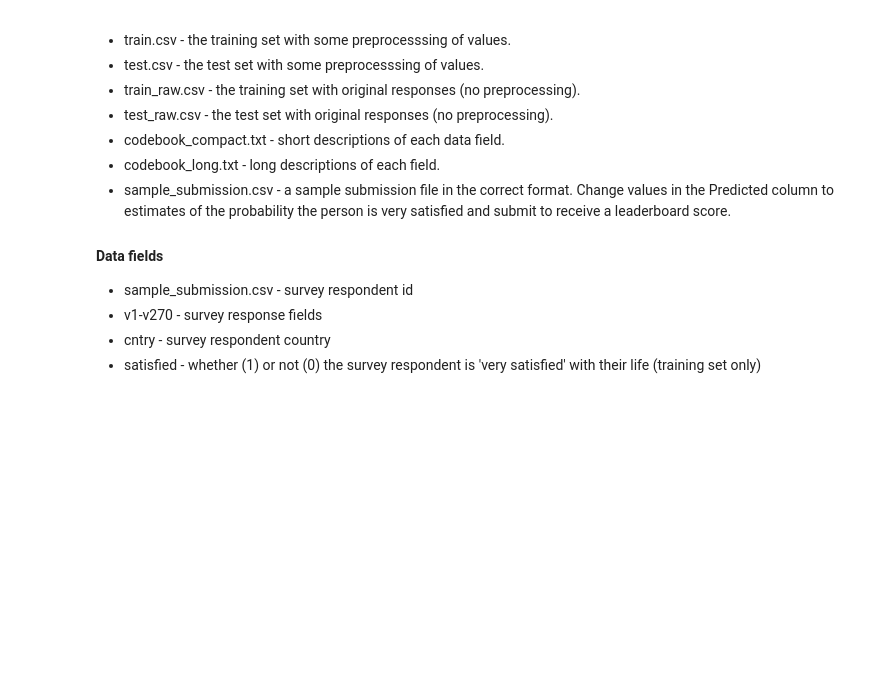
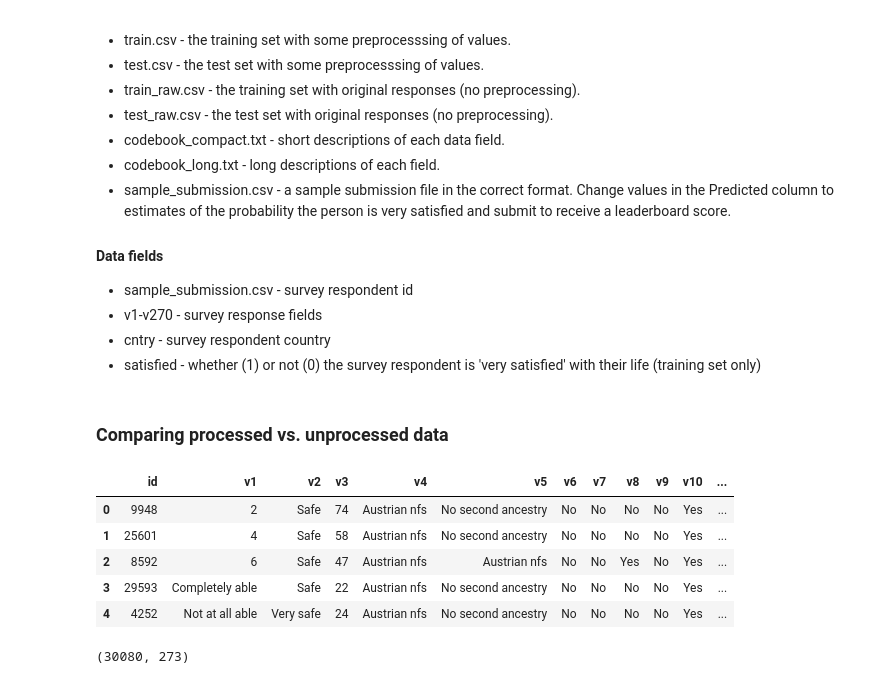
Before and after one commit to sabrina-tan/stat441-W20-project, a Jupyter notebook: 02-exploratory/EDA-Sabrina.ipynb, the cells around one changed output. Cells and saved outputs as stored; diff of their text form; code cells hidden in the pictures; blank space fills up the shorter version.

```diff
--- a/02-exploratory/EDA-Sabrina.ipynb
+++ b/02-exploratory/EDA-Sabrina.ipynb
@@ -42,0 +46,13 @@ test = pd.read_csv("../01-data/test.csv", low_memory = False)
+# %% [markdown]
+### Comparing processed vs. unprocessed data
+# %%
+display(train_raw.head())
+train_raw.shape
+# %% [output]
+|  | id | v1 | v2 | v3 | v4 | v5 | v6 | v7 | v8 | v9 | v10 | ... |
+| 0 | 9948 | 2 | Safe | 74 | Austrian nfs | No second ancestry | No | No | No | No | Yes | ... |
+| 1 | 25601 | 4 | Safe | 58 | Austrian nfs | No second ancestry | No | No | No | No | Yes | ... |
+| 2 | 8592 | 6 | Safe | 47 | Austrian nfs | Austrian nfs | No | No | Yes | No | Yes | ... |
+| 3 | 29593 | Completely able | Safe | 22 | Austrian nfs | No second ancestry | No | No | No | No | Yes | ... |
+| 4 | 4252 | Not at all able | Very safe | 24 | Austrian nfs | No second ancestry | No | No | No | No | Yes | ... |
+(30080, 273)
```
Also changed, not shown: parts of 16 cells of this notebook, 1 other file.
